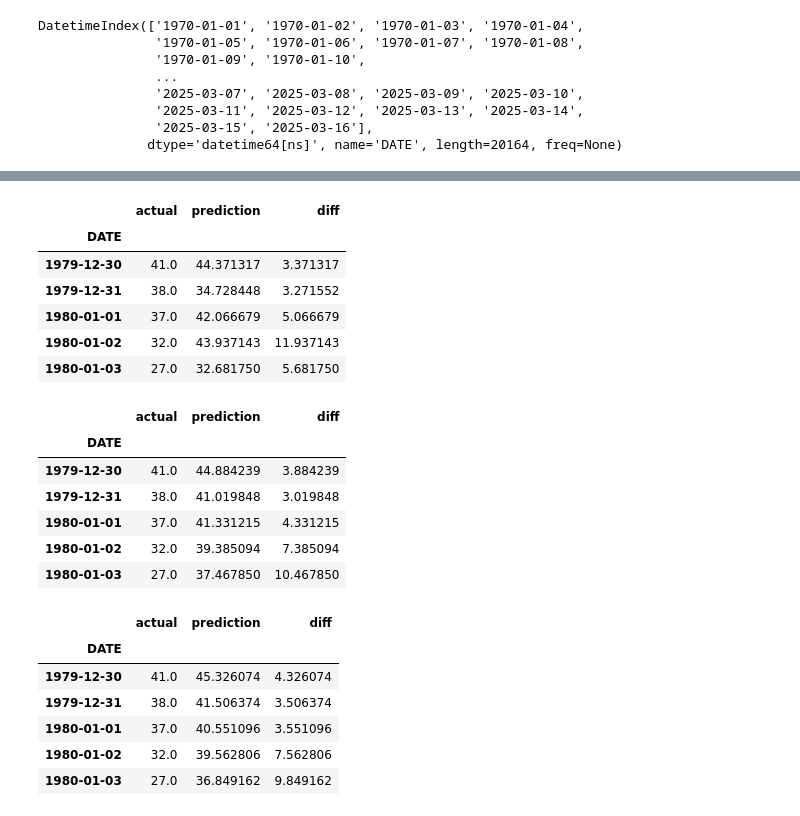
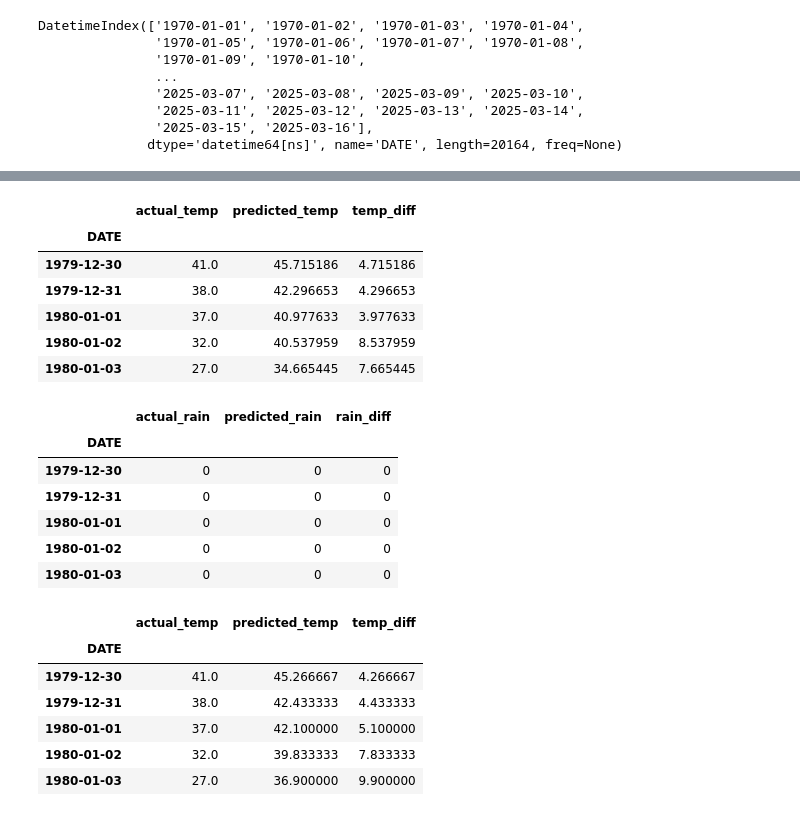
Before and after one commit to jebrinton/cs506finalproject, a Jupyter notebook: bhim_and_wen_combined.ipynb, the cells around one changed output, grey strips where cells are left out. Cells and saved outputs as stored; diff of their text form; code cells hidden in the pictures.

```diff
--- a/bhim_and_wen_combined.ipynb
+++ b/bhim_and_wen_combined.ipynb
@@ -1,6 +1,7 @@
 # %%
 import pandas as pd
+import numpy as np
 
-#storing the dataset into the variable dataset, also making the "DATE" column the index column
-dataset = pd.read_csv("/Users/bhimrajj/Downloads/alpha.csv", index_col="DATE")
+# Storing the dataset into the variable dataset and making the "DATE" column the index column.
+dataset = pd.read_csv("weather.csv", index_col="DATE")
 # %%
@@ -245,30 +328,56 @@ def backtest(weather, model, predictors, start=3650, step=90):
+# %%
+from sklearn.linear_model import LogisticRegression, Ridge
+from sklearn.neighbors import KNeighborsRegressor
+from sklearn.ensemble import RandomForestClassifier, RandomForestRegressor
+from xgboost import XGBClassifier, XGBRegressor
+from sklearn.ensemble import GradientBoostingClassifier, GradientBoostingRegressor
+
+# Setting up for tmrw_temp regression models
+# Ridge Model
+# alpha - imposing a penalty on the size of the coefficient, L2 norm, to prevent overfitting.
+ridge_model = Ridge(alpha = 0.1)
+knn_model_temp = KNeighborsRegressor(n_neighbors=best_k_temp) # KNN
+rf_model_temp = RandomForestRegressor(n_estimators=100, random_state=42) # Random Forests
+xgb_model_temp = XGBRegressor(n_estimators=100, learning_rate=0.1, random_state=42) # XGBoost
+gbr_model_temp = GradientBoostingRegressor(n_estimators=100, learning_rate=0.1, random_state=42) # Gradient Boosting
+
+# Setting up for tmrw_rain classification models
+logistic_model = LogisticRegression()
+knn_model_rain = KNeighborsClassifier(n_neighbors=best_k_rain)
+rf_model_rain = RandomForestClassifier(n_estimators=100, random_state=42)
+xgb_model_rain = XGBClassifier(n_estimators=100, learning_rate=0.1, random_state=42)
+gbr_model_rain = GradientBoostingClassifier(n_estimators=100, learning_rate=0.1, random_state=42)
 # %%
-predictions_10 = backtest(dataset, model, predictors)
-predictions_xgb_10 = backtest(dataset, xgb_model, predictors)
-predictions_gbr_10 = backtest(dataset, gbr_model, predictors)
+temp_ridge, rain_logistic = backtest(dataset, ridge_model, logistic_model, predictors)
+temp_knn, rain_knn = backtest(dataset, knn_model_temp, knn_model_rain, predictors)
+temp_rf, rain_rf = backtest(dataset, rf_model_temp, rf_model_rain, predictors)
+temp_xgb, rain_xgb = backtest(dataset, xgb_model_temp, xgb_model_rain, predictors)
+temp_gbr, rain_gbr = backtest(dataset, gbr_model_temp, gbr_model_rain, predictors)
 # %%
-display(predictions_10.head())
-display(predictions_xgb_10.head())
-display(predictions_gbr_10.head())
+display(temp_ridge.head(), rain_logistic.head())
+display(temp_knn.head(), rain_knn.head())
+display(temp_rf.head(), rain_rf.head())
+display(temp_xgb.head(), rain_xgb.head())
+display(temp_gbr.head(), rain_gbr.head())
 # %% [output]
-|  | actual | prediction | diff |
+|  | actual_temp | predicted_temp | temp_diff |
 | DATE |  |  |  |
-| 1979-12-30 | 41.0 | 44.371317 | 3.371317 |
-| 1979-12-31 | 38.0 | 34.728448 | 3.271552 |
-| 1980-01-01 | 37.0 | 42.066679 | 5.066679 |
-| 1980-01-02 | 32.0 | 43.937143 | 11.937143 |
-| 1980-01-03 | 27.0 | 32.681750 | 5.681750 |
+| 1979-12-30 | 41.0 | 45.715186 | 4.715186 |
+| 1979-12-31 | 38.0 | 42.296653 | 4.296653 |
+| 1980-01-01 | 37.0 | 40.977633 | 3.977633 |
+| 1980-01-02 | 32.0 | 40.537959 | 8.537959 |
+| 1980-01-03 | 27.0 | 34.665445 | 7.665445 |
-|  | actual | prediction | diff |
+|  | actual_rain | predicted_rain | rain_diff |
 | DATE |  |  |  |
-| 1979-12-30 | 41.0 | 44.884239 | 3.884239 |
-| 1979-12-31 | 38.0 | 41.019848 | 3.019848 |
-| 1980-01-01 | 37.0 | 41.331215 | 4.331215 |
-| 1980-01-02 | 32.0 | 39.385094 | 7.385094 |
-| 1980-01-03 | 27.0 | 37.467850 | 10.467850 |
+| 1979-12-30 | 0 | 0 | 0 |
+| 1979-12-31 | 0 | 0 | 0 |
+| 1980-01-01 | 0 | 0 | 0 |
+| 1980-01-02 | 0 | 0 | 0 |
+| 1980-01-03 | 0 | 0 | 0 |
-|  | actual | prediction | diff |
+|  | actual_temp | predicted_temp | temp_diff |
 | DATE |  |  |  |
-| 1979-12-30 | 41.0 | 45.326074 | 4.326074 |
-| 1979-12-31 | 38.0 | 41.506374 | 3.506374 |
-| 1980-01-01 | 37.0 | 40.551096 | 3.551096 |
-| 1980-01-02 | 32.0 | 39.562806 | 7.562806 |
-| 1980-01-03 | 27.0 | 36.849162 | 9.849162 |
+| 1979-12-30 | 41.0 | 45.266667 | 4.266667 |
+| 1979-12-31 | 38.0 | 42.433333 | 4.433333 |
+| 1980-01-01 | 37.0 | 42.100000 | 5.100000 |
+| 1980-01-02 | 32.0 | 39.833333 | 7.833333 |
+| 1980-01-03 | 27.0 | 36.900000 | 9.900000 |
```
Also changed, not shown: parts of 39 cells of this notebook.
